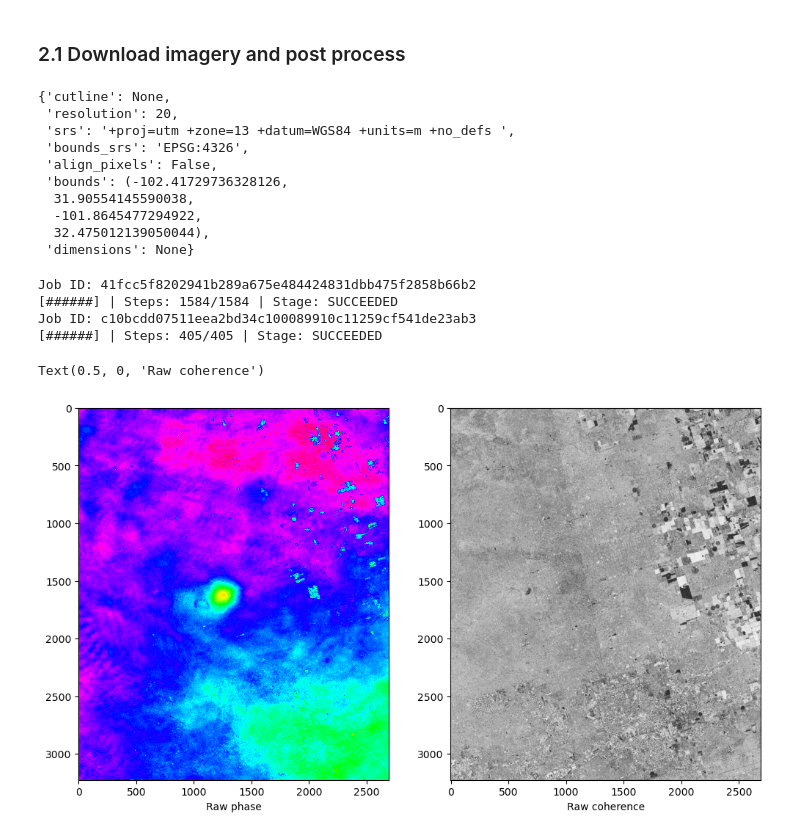
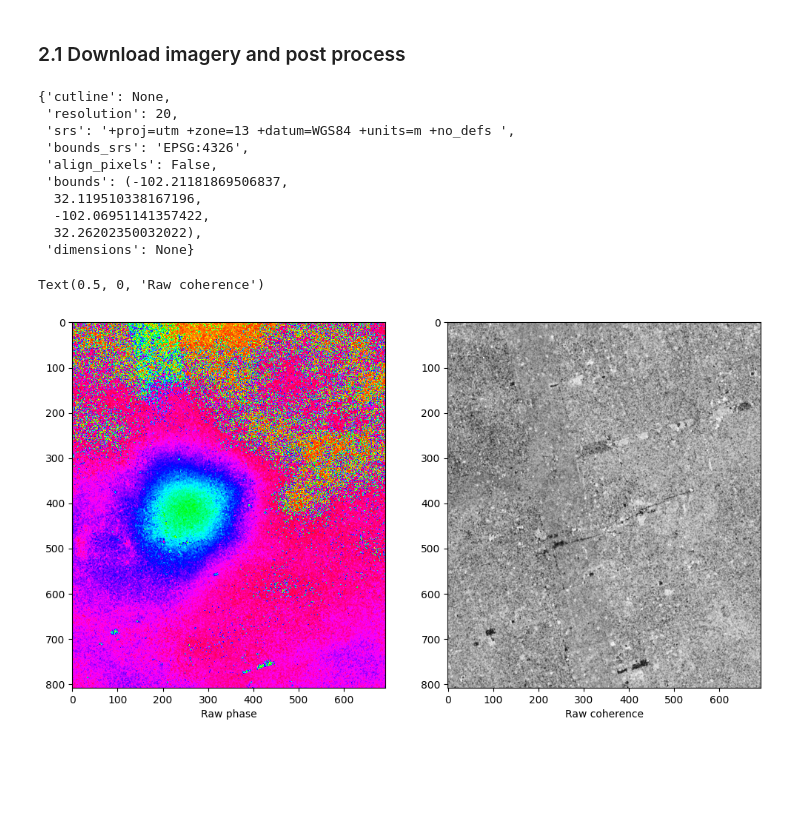
Before and after one commit to piyushrpt/dl-notebooks, a Jupyter notebook: eqs/DL_EQ_viewer.ipynb, the cells around one changed output. Saved outputs shown, nothing was run; the diff lists cells and outputs as text; code cells hidden in the pictures; blank space fills up the shorter version.

```diff
--- a/eqs/DL_EQ_viewer.ipynb
+++ b/eqs/DL_EQ_viewer.ipynb
@@ -225,16 +234,16 @@ pairs = {}
 for track, pair in shortest_pairs.items():
     namebase = "-"+pair["track"]+"-"+pair["geom"]
     coll = ifg_collection(pair, padding=30)
-    mosaic = coll.pick_bands("coherence phase").mosaic()
+    mosaic = coll.mean(axis="images")
     mosaic.pick_bands("coherence").visualize(
-        "coh"+namebase, scales=(0,1), colormap="gray")
+        "coh"+namebase, m, scales=(0,1), colormap="gray")
     mosaic.pick_bands("phase").visualize(
-        "phase"+namebase, scales=(-3.15,3.15), colormap="hsv")
+        "phase"+namebase, m, scales=(-3.15,3.15), colormap="hsv")
     pairs[track] = mosaic
 # %% [markdown]
 ### 2.1 Download imagery and post process
 # %%
-ctx = wf.map.geocontext(resolution=20, crs="UTM")
+ctx = dc.map.geocontext(resolution=20, crs="UTM")
 ctx.raster_params
 # %% [output]
 {'cutline': None,
@@ -242,18 +251,13 @@ ctx.raster_params
  'srs': '+proj=utm +zone=13 +datum=WGS84 +units=m +no_defs ',
  'bounds_srs': 'EPSG:4326',
  'align_pixels': False,
- 'bounds': (-102.41729736328126,
-  31.90554145590038,
-  -101.8645477294922,
-  32.475012139050044),
+ 'bounds': (-102.21181869506837,
+  32.119510338167196,
+  -102.06951141357422,
+  32.26202350032022),
  'dimensions': None}
 # %%
 # Pull down the data
 track = "078"
-corr = pairs[track].pick_bands('coherence').ndarray.compute(ctx)
-phase = pairs[track].pick_bands('phase').ndarray.compute(ctx)
+corr = pairs[track].pick_bands('coherence').compute(ctx)
+phase = pairs[track].pick_bands('phase').compute(ctx)
-# %% [output]
-Job ID: 41fcc5f8202941b289a675e484424831dbb475f2858b66b2
-[######] | Steps: 1584/1584 | Stage: SUCCEEDED
-Job ID: c10bcdd07511eea2bd34c100089910c11259cf541de23ab3
-[######] | Steps: 405/405 | Stage: SUCCEEDED
@@ -265,26 +264,14 @@ with open(f"{eq_id}_{track}.json", "w") as fid:
-# %%
-# Reload state if needed
-import json
-import numpy as np
-import matplotlib.pyplot as plt
-from shapely.geometry import shape
-
-prefix = "us7000fes8_102"
-# prefix = "us7000g9zq_033"
-phase = np.load(prefix + ".dump", allow_pickle=True)
-with open(prefix + ".json", "r") as fid:
-    ctx = shape(json.load(fid))
 # %%
 plt.figure()
 ax1 = plt.subplot(121)
-ax1.imshow(phase[0], cmap="hsv", interpolation=None)
+ax1.imshow(phase["ndarray"][0], cmap="hsv", interpolation=None)
 ax1.set_xlabel("Raw phase")
 ax2 = plt.subplot(122)
-ax2.imshow(corr[0], cmap="gray", interpolation=None)
+ax2.imshow(corr["ndarray"][0], cmap="gray", interpolation=None)
 ax2.set_xlabel("Raw coherence")
 # %% [output]
 Text(0.5, 0, 'Raw coherence')
-[figure, old version]
+[figure, new version]
 # %%
 # Plotting and saving
 extent = [ctx.bounds[0], ctx.bounds[2], ctx.bounds[1], ctx.bounds[3]]
```
Also changed, not shown: parts of 8 cells of this notebook, 1 other file.
